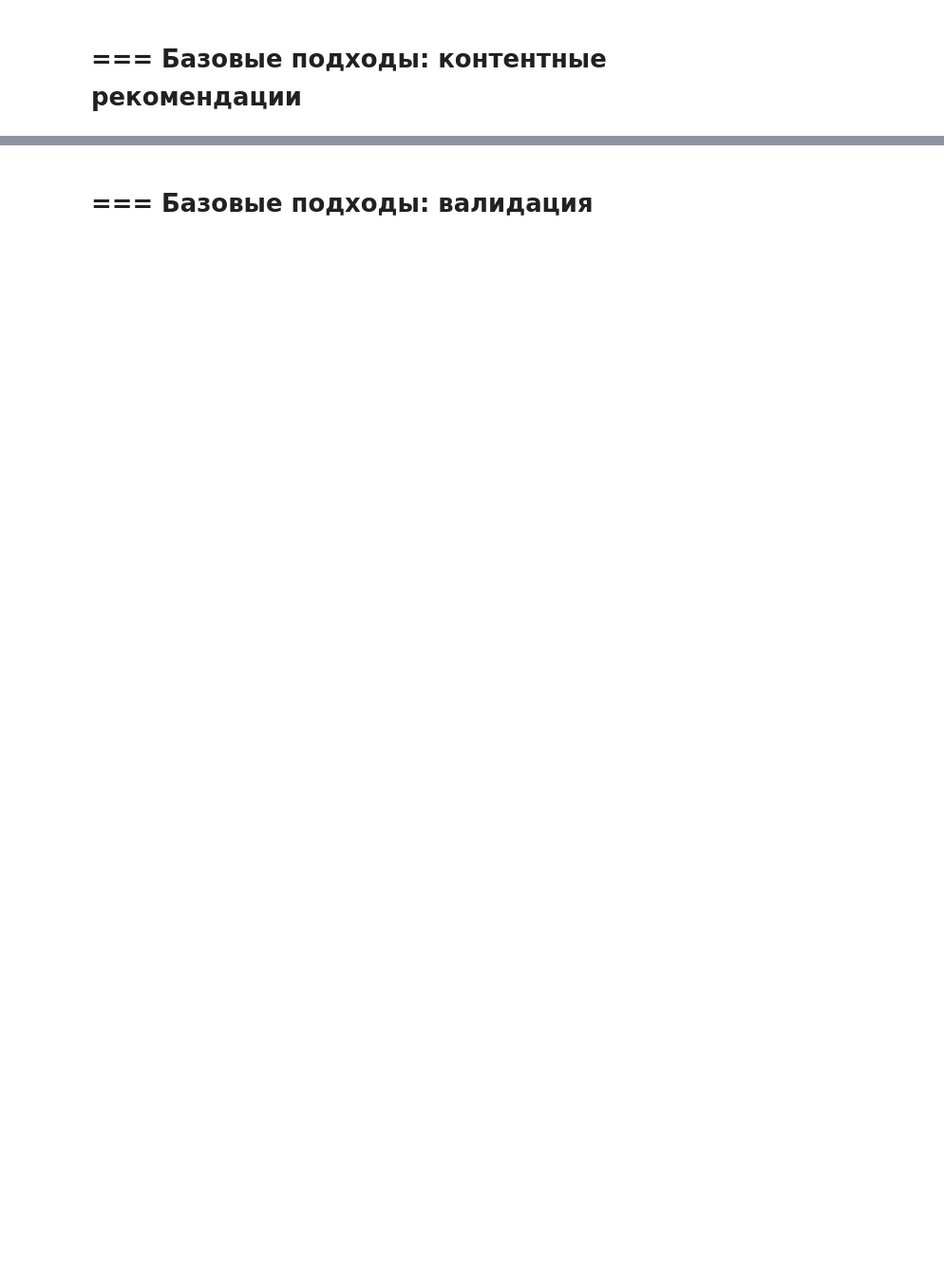
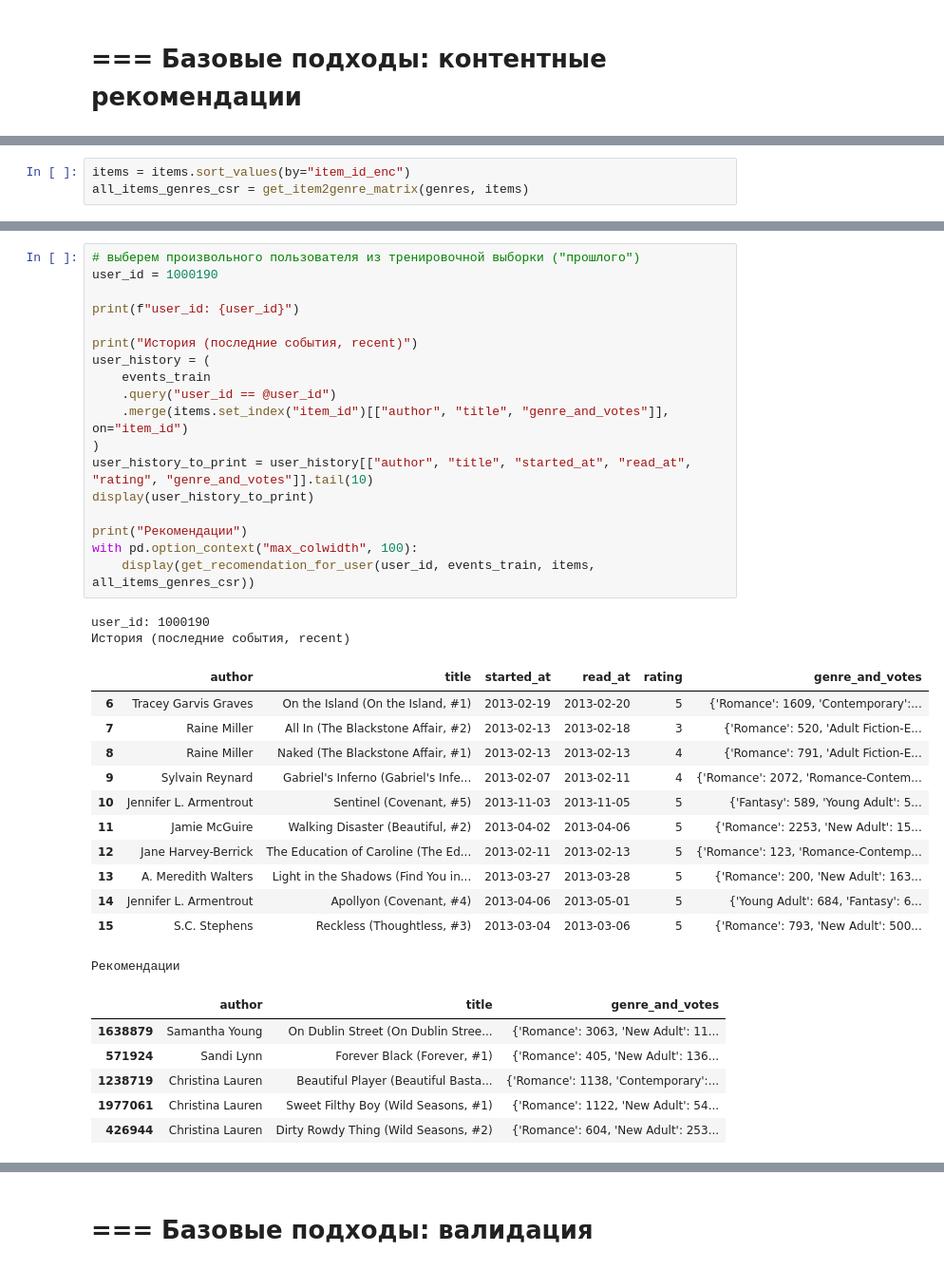
Before and after one commit to Yaroslav-Kn/mle-recsys-start, a Jupyter notebook: main_offline.ipynb, the cells around one changed output, grey strips where cells are left out. Shown: that part at 95% size. Saved outputs shown, nothing was run; the diff lists cells and outputs as text; blank space fills up the shorter version.

```diff
--- a/main_offline.ipynb
+++ b/main_offline.ipynb
@@ -587,0 +644,3 @@ items[items['item_id_enc'].isin(i2i_rec[0])].head(5)
+# %%
+items = items.sort_values(by="item_id_enc")
+all_items_genres_csr = get_item2genre_matrix(genres, items)
@@ -587,0 +779,39 @@ items[items['item_id_enc'].isin(i2i_rec[0])].head(5)
+# %%
+# выберем произвольного пользователя из тренировочной выборки ("прошлого")
+user_id = 1000190
+
+print(f"user_id: {user_id}")
+
+print("История (последние события, recent)")
+user_history = (
+    events_train
+    .query("user_id == @user_id")
+    .merge(items.set_index("item_id")[["author", "title", "genre_and_votes"]], on="item_id")
+)
+user_history_to_print = user_history[["author", "title", "started_at", "read_at", "rating", "genre_and_votes"]].tail(10)
+display(user_history_to_print)
+
+print("Рекомендации")
+with pd.option_context("max_colwidth", 100):
+    display(get_recomendation_for_user(user_id, events_train, items, all_items_genres_csr))
+# %% [output]
+user_id: 1000190
+История (последние события, recent)
+|  | author | title | started_at | read_at | rating | genre_and_votes |
+| 6 | Tracey Garvis Graves | On the Island (On the Island, #1) | 2013-02-19 | 2013-02-20 | 5 | {'Romance': 1609, 'Contemporary':... |
+| 7 | Raine Miller | All In (The Blackstone Affair, #2) | 2013-02-13 | 2013-02-18 | 3 | {'Romance': 520, 'Adult Fiction-E... |
+| 8 | Raine Miller | Naked (The Blackstone Affair, #1) | 2013-02-13 | 2013-02-13 | 4 | {'Romance': 791, 'Adult Fiction-E... |
+| 9 | Sylvain Reynard | Gabriel's Inferno (Gabriel's Infe... | 2013-02-07 | 2013-02-11 | 4 | {'Romance': 2072, 'Romance-Contem... |
+| 10 | Jennifer L. Armentrout | Sentinel (Covenant, #5) | 2013-11-03 | 2013-11-05 | 5 | {'Fantasy': 589, 'Young Adult': 5... |
+| 11 | Jamie McGuire | Walking Disaster (Beautiful, #2) | 2013-04-02 | 2013-04-06 | 5 | {'Romance': 2253, 'New Adult': 15... |
+| 12 | Jane Harvey-Berrick | The Education of Caroline (The Ed... | 2013-02-11 | 2013-02-13 | 5 | {'Romance': 123, 'Romance-Contemp... |
+| 13 | A. Meredith Walters | Light in the Shadows (Find You in... | 2013-03-27 | 2013-03-28 | 5 | {'Romance': 200, 'New Adult': 163... |
+| 14 | Jennifer L. Armentrout | Apollyon (Covenant, #4) | 2013-04-06 | 2013-05-01 | 5 | {'Young Adult': 684, 'Fantasy': 6... |
+| 15 | S.C. Stephens | Reckless (Thoughtless, #3) | 2013-03-04 | 2013-03-06 | 5 | {'Romance': 793, 'New Adult': 500... |
+Рекомендации
+|  | author | title | genre_and_votes |
+| 1638879 | Samantha Young | On Dublin Street (On Dublin Stree... | {'Romance': 3063, 'New Adult': 11... |
+| 571924 | Sandi Lynn | Forever Black (Forever, #1) | {'Romance': 405, 'New Adult': 136... |
+| 1238719 | Christina Lauren | Beautiful Player (Beautiful Basta... | {'Romance': 1138, 'Contemporary':... |
+| 1977061 | Christina Lauren | Sweet Filthy Boy (Wild Seasons, #1) | {'Romance': 1122, 'New Adult': 54... |
+| 426944 | Christina Lauren | Dirty Rowdy Thing (Wild Seasons, #2) | {'Romance': 604, 'New Adult': 253... |
```
Also changed, not shown: parts of 47 cells of this notebook, 4 other files.
